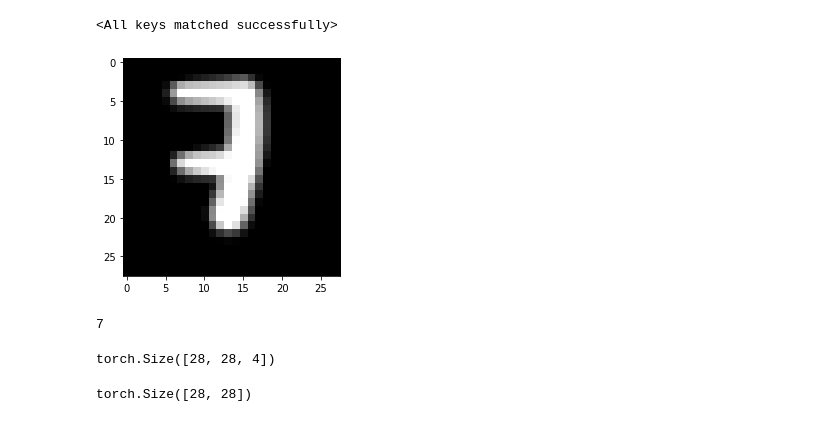
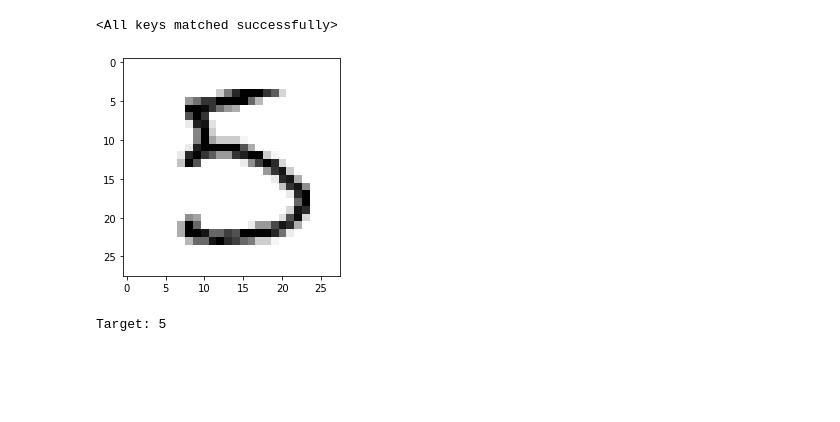
Before and after one commit to VIVelev/capsnets, a Jupyter notebook: playground.ipynb, the cells around one changed output. Drawn from its saved outputs; the diff is of its cells as text; code cells hidden in the pictures; blank space fills up the shorter version.

```diff
--- a/playground.ipynb
+++ b/playground.ipynb
@@ -53,15 +23,7 @@ image, target = test_set[14]
-# %%
-imshow(gray)
-print(7)
-# %% [output]
-[figure, removed]
-7
-# %%
-img.size()
-# %% [output]
-torch.Size([28, 28, 4])
-# %%
-gray.shape
-# %% [output]
-torch.Size([28, 28])
+# %%
+imshow(image)
+print('Target:', target)
+# %% [output]
+[figure, added]
+Target: 5
 # %%
```
Also changed, not shown: parts of 14 cells of this notebook, 1 other file.
